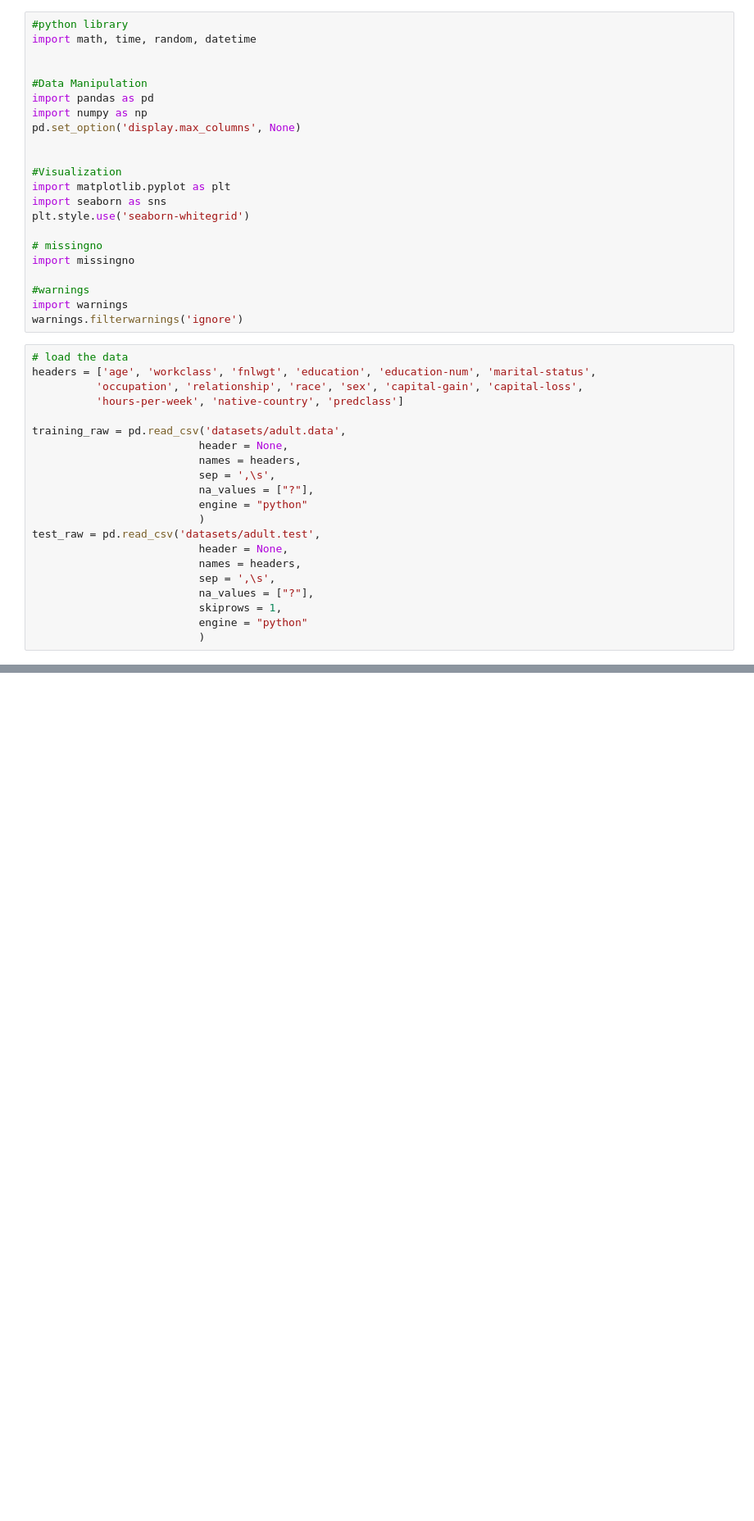
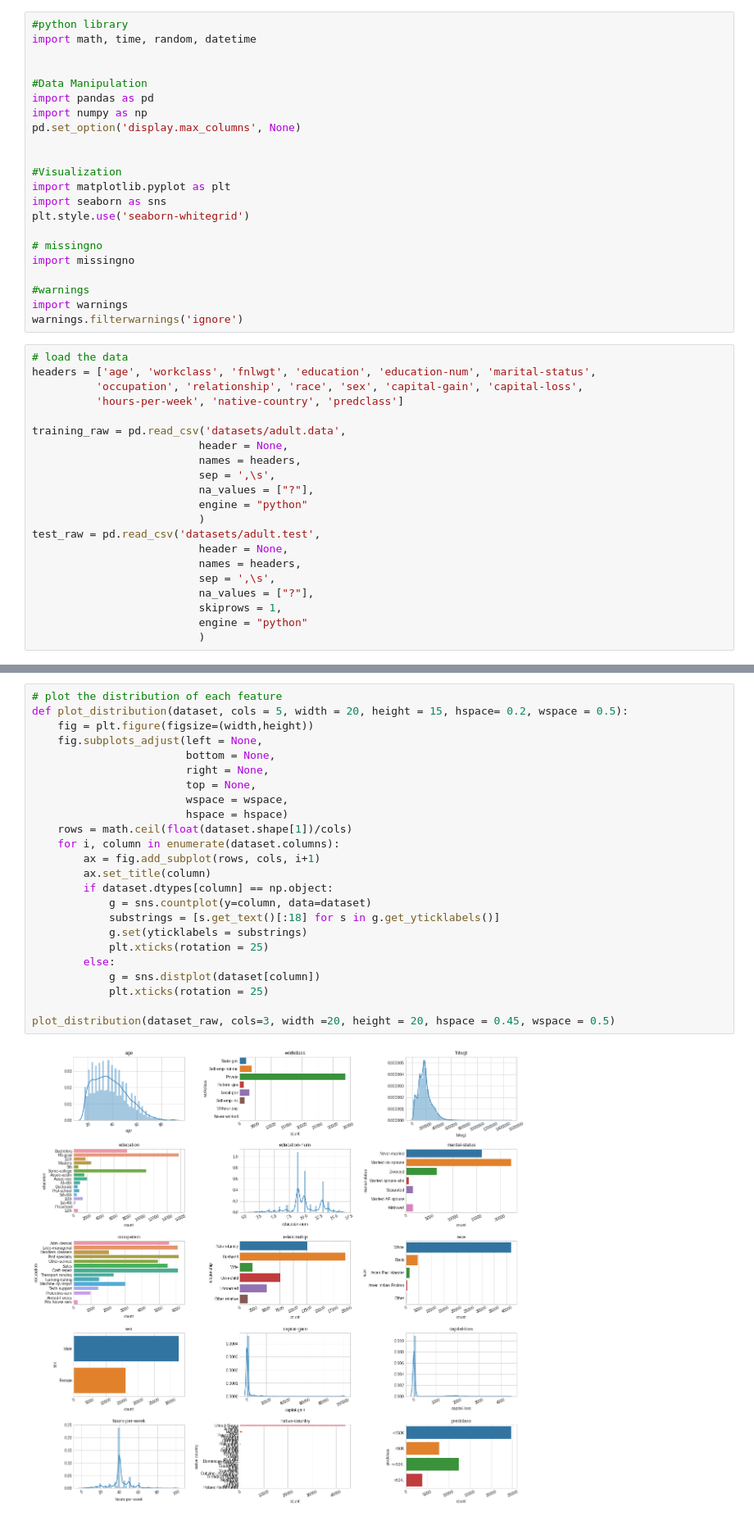
Before and after one commit to NilSagor/eda-tut, a Jupyter notebook: Untitled.ipynb, the cells around one changed output, grey strips where cells are left out. Shown at 82% size. Drawn from its saved outputs; the diff is of its cells as text; blank space fills up the shorter version.

```diff
--- a/Untitled.ipynb
+++ b/Untitled.ipynb
@@ -48,0 +112,26 @@ dataset_raw.reset_index(inplace = True)
+# %%
+# plot the distribution of each feature
+def plot_distribution(dataset, cols = 5, width = 20, height = 15, hspace= 0.2, wspace = 0.5):
+    fig = plt.figure(figsize=(width,height))
+    fig.subplots_adjust(left = None,
+                        bottom = None,
+                        right = None,
+                        top = None,
+                        wspace = wspace,
+                        hspace = hspace)
+    rows = math.ceil(float(dataset.shape[1])/cols)
+    for i, column in enumerate(dataset.columns):
+        ax = fig.add_subplot(rows, cols, i+1)
+        ax.set_title(column)
+        if dataset.dtypes[column] == np.object:
+            g = sns.countplot(y=column, data=dataset)
+            substrings = [s.get_text()[:18] for s in g.get_yticklabels()]
+            g.set(yticklabels = substrings)
+            plt.xticks(rotation = 25)
+        else:
+            g = sns.distplot(dataset[column])
+            plt.xticks(rotation = 25)
+
+plot_distribution(dataset_raw, cols=3, width =20, height = 20, hspace = 0.45, wspace = 0.5)
+# %% [output]
+[figure, added]
```
Also changed, not shown: parts of 11 cells of this notebook.
